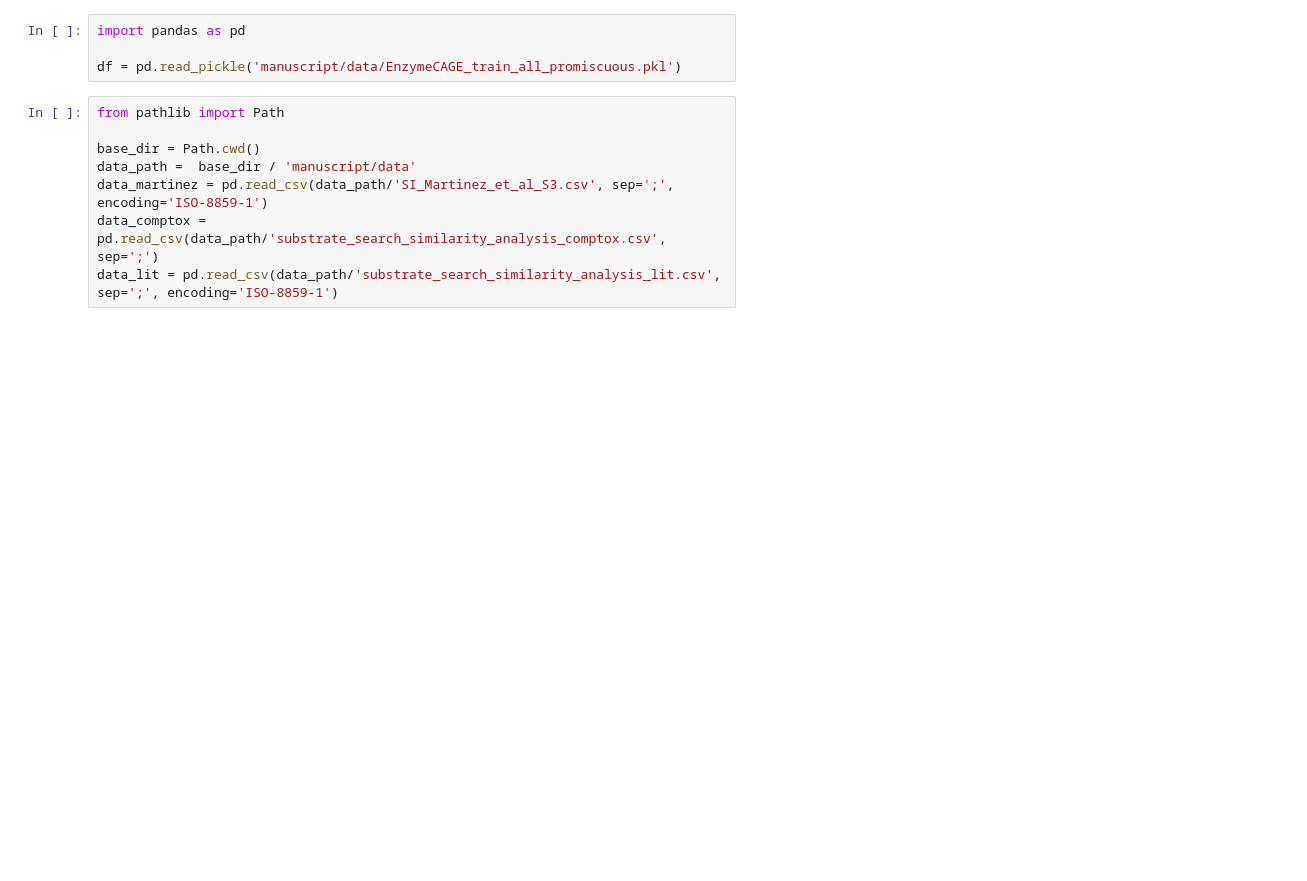
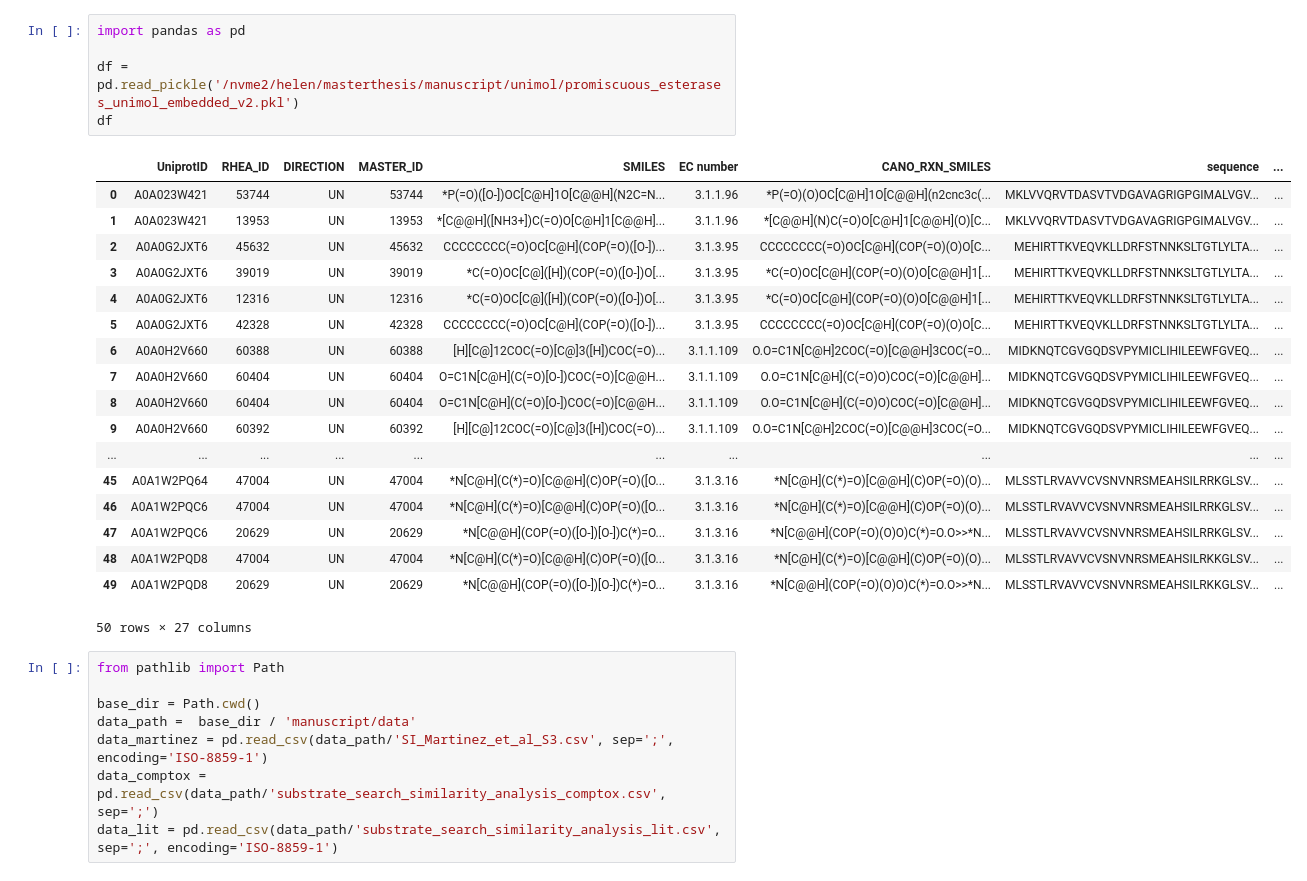
Before and after one commit to HelenSchmid/masterthesis, a Jupyter notebook: openpicklefiles.ipynb, the cells around one changed output. Saved outputs shown, nothing was run; the diff lists cells and outputs as text; blank space fills up the shorter version.

Commit message:
Work on fine-tuning ESM2 on esterases

```diff
--- a/openpicklefiles.ipynb
+++ b/openpicklefiles.ipynb
@@ -1,7 +1,27 @@
 # %%
 import pandas as pd
 
-df = pd.read_pickle('manuscript/data/EnzymeCAGE_train_all_promiscuous.pkl')
+df = pd.read_pickle('/nvme2/helen/masterthesis/manuscript/unimol/promiscuous_esterases_unimol_embedded_v2.pkl')
+df
+# %% [output]
+|  | UniprotID | RHEA_ID | DIRECTION | MASTER_ID | SMILES | EC number | CANO_RXN_SMILES | sequence | ... |
+| 0 | A0A023W421 | 53744 | UN | 53744 | *P(=O)([O-])OC[C@H]1O[C@@H](N2C=N... | 3.1.1.96 | *P(=O)(O)OC[C@H]1O[C@@H](n2cnc3c(... | MKLVVQRVTDASVTVDGAVAGRIGPGIMALVGV... | ... |
+| 1 | A0A023W421 | 13953 | UN | 13953 | *[C@@H]([NH3+])C(=O)O[C@H]1[C@@H]... | 3.1.1.96 | *[C@@H](N)C(=O)O[C@H]1[C@@H](O)[C... | MKLVVQRVTDASVTVDGAVAGRIGPGIMALVGV... | ... |
+| 2 | A0A0G2JXT6 | 45632 | UN | 45632 | CCCCCCCC(=O)OC[C@H](COP(=O)([O-])... | 3.1.3.95 | CCCCCCCC(=O)OC[C@H](COP(=O)(O)O[C... | MEHIRTTKVEQVKLLDRFSTNNKSLTGTLYLTA... | ... |
+| 3 | A0A0G2JXT6 | 39019 | UN | 39019 | *C(=O)OC[C@]([H])(COP(=O)([O-])O[... | 3.1.3.95 | *C(=O)OC[C@H](COP(=O)(O)O[C@@H]1[... | MEHIRTTKVEQVKLLDRFSTNNKSLTGTLYLTA... | ... |
+| 4 | A0A0G2JXT6 | 12316 | UN | 12316 | *C(=O)OC[C@]([H])(COP(=O)([O-])O[... | 3.1.3.95 | *C(=O)OC[C@H](COP(=O)(O)O[C@@H]1[... | MEHIRTTKVEQVKLLDRFSTNNKSLTGTLYLTA... | ... |
+| 5 | A0A0G2JXT6 | 42328 | UN | 42328 | CCCCCCCC(=O)OC[C@H](COP(=O)([O-])... | 3.1.3.95 | CCCCCCCC(=O)OC[C@H](COP(=O)(O)O[C... | MEHIRTTKVEQVKLLDRFSTNNKSLTGTLYLTA... | ... |
+| 6 | A0A0H2V660 | 60388 | UN | 60388 | [H][C@]12COC(=O)[C@]3([H])COC(=O)... | 3.1.1.109 | O.O=C1N[C@H]2COC(=O)[C@@H]3COC(=O... | MIDKNQTCGVGQDSVPYMICLIHILEEWFGVEQ... | ... |
+| 7 | A0A0H2V660 | 60404 | UN | 60404 | O=C1N[C@H](C(=O)[O-])COC(=O)[C@@H... | 3.1.1.109 | O.O=C1N[C@H](C(=O)O)COC(=O)[C@@H]... | MIDKNQTCGVGQDSVPYMICLIHILEEWFGVEQ... | ... |
+| 8 | A0A0H2V660 | 60404 | UN | 60404 | O=C1N[C@H](C(=O)[O-])COC(=O)[C@@H... | 3.1.1.109 | O.O=C1N[C@H](C(=O)O)COC(=O)[C@@H]... | MIDKNQTCGVGQDSVPYMICLIHILEEWFGVEQ... | ... |
+| 9 | A0A0H2V660 | 60392 | UN | 60392 | [H][C@]12COC(=O)[C@]3([H])COC(=O)... | 3.1.1.109 | O.O=C1N[C@H]2COC(=O)[C@@H]3COC(=O... | MIDKNQTCGVGQDSVPYMICLIHILEEWFGVEQ... | ... |
+| ... | ... | ... | ... | ... | ... | ... | ... | ... | ... |
+| 45 | A0A1W2PQ64 | 47004 | UN | 47004 | *N[C@H](C(*)=O)[C@@H](C)OP(=O)([O... | 3.1.3.16 | *N[C@H](C(*)=O)[C@@H](C)OP(=O)(O)... | MLSSTLRVAVVCVSNVNRSMEAHSILRRKGLSV... | ... |
+| 46 | A0A1W2PQC6 | 47004 | UN | 47004 | *N[C@H](C(*)=O)[C@@H](C)OP(=O)([O... | 3.1.3.16 | *N[C@H](C(*)=O)[C@@H](C)OP(=O)(O)... | MLSSTLRVAVVCVSNVNRSMEAHSILRRKGLSV... | ... |
+| 47 | A0A1W2PQC6 | 20629 | UN | 20629 | *N[C@@H](COP(=O)([O-])[O-])C(*)=O... | 3.1.3.16 | *N[C@@H](COP(=O)(O)O)C(*)=O.O>>*N... | MLSSTLRVAVVCVSNVNRSMEAHSILRRKGLSV... | ... |
+| 48 | A0A1W2PQD8 | 47004 | UN | 47004 | *N[C@H](C(*)=O)[C@@H](C)OP(=O)([O... | 3.1.3.16 | *N[C@H](C(*)=O)[C@@H](C)OP(=O)(O)... | MLSSTLRVAVVCVSNVNRSMEAHSILRKKGLSV... | ... |
+| 49 | A0A1W2PQD8 | 20629 | UN | 20629 | *N[C@@H](COP(=O)([O-])[O-])C(*)=O... | 3.1.3.16 | *N[C@@H](COP(=O)(O)O)C(*)=O.O>>*N... | MLSSTLRVAVVCVSNVNRSMEAHSILRKKGLSV... | ... |
+50 rows × 27 columns
 # %%
 from pathlib import Path
 
```
Also changed, not shown: 3 other files.
